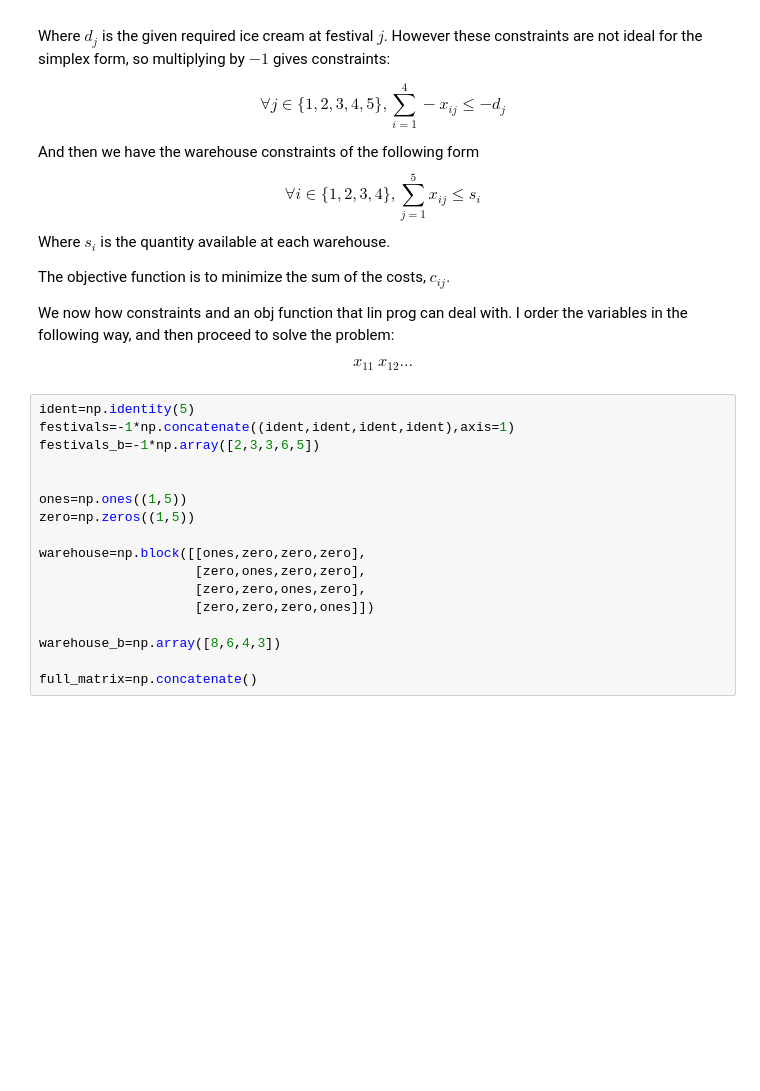
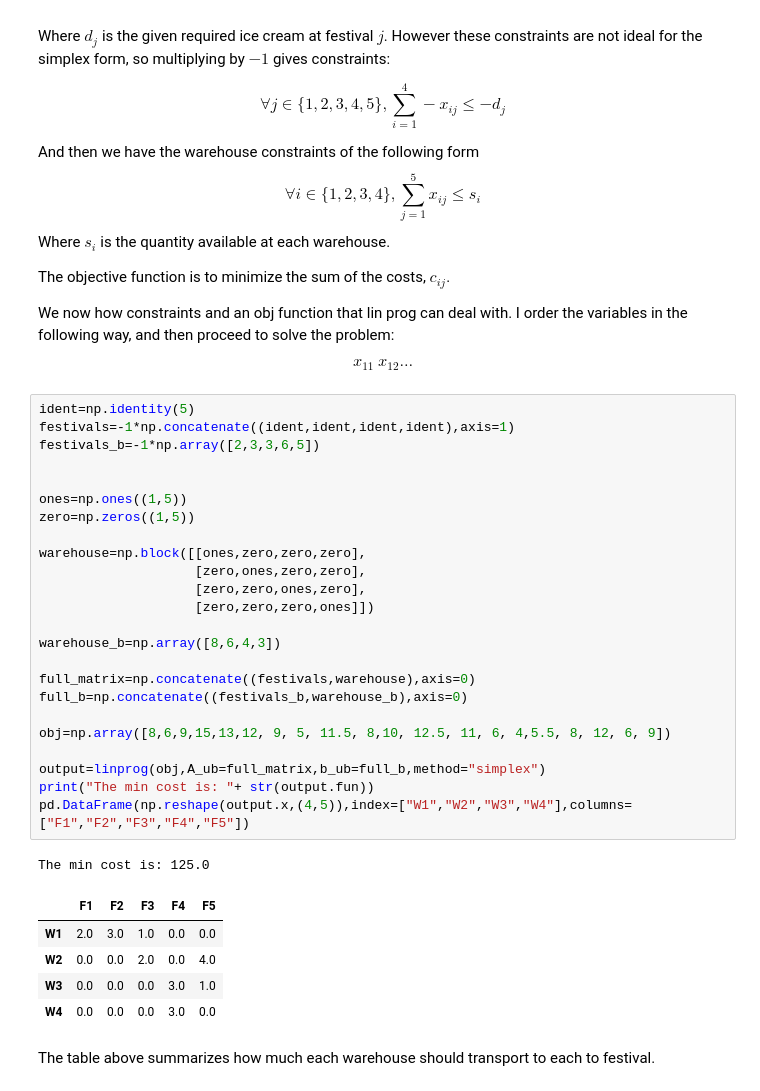
Before and after one commit to aarongraybill/Math210, a Jupyter notebook: ProblemSets/Midterm2/Midterm2.ipynb, the cells around one changed output. Cells and saved outputs as stored; diff of their text form; blank space fills up the shorter version.

```diff
--- a/ProblemSets/Midterm2/Midterm2.ipynb
+++ b/ProblemSets/Midterm2/Midterm2.ipynb
@@ -666,17 +666,33 @@ $$
 # %%
 ident=np.identity(5)
 festivals=-1*np.concatenate((ident,ident,ident,ident),axis=1)
 festivals_b=-1*np.array([2,3,3,6,5])
 
 
 ones=np.ones((1,5))
 zero=np.zeros((1,5))
 
 warehouse=np.block([[ones,zero,zero,zero],
                     [zero,ones,zero,zero],
                     [zero,zero,ones,zero],
                     [zero,zero,zero,ones]])
 
 warehouse_b=np.array([8,6,4,3])
 
-full_matrix=np.concatenate()
+full_matrix=np.concatenate((festivals,warehouse),axis=0)
+full_b=np.concatenate((festivals_b,warehouse_b),axis=0)
+
+obj=np.array([8,6,9,15,13,12, 9, 5, 11.5, 8,10, 12.5, 11, 6, 4,5.5, 8, 12, 6, 9])
+
+output=linprog(obj,A_ub=full_matrix,b_ub=full_b,method="simplex")
+print("The min cost is: "+ str(output.fun))
+pd.DataFrame(np.reshape(output.x,(4,5)),index=["W1","W2","W3","W4"],columns=["F1","F2","F3","F4","F5"])
+# %% [output]
+The min cost is: 125.0
+|  | F1 | F2 | F3 | F4 | F5 |
+| W1 | 2.0 | 3.0 | 1.0 | 0.0 | 0.0 |
+| W2 | 0.0 | 0.0 | 2.0 | 0.0 | 4.0 |
+| W3 | 0.0 | 0.0 | 0.0 | 3.0 | 1.0 |
+| W4 | 0.0 | 0.0 | 0.0 | 3.0 | 0.0 |
+# %% [markdown]
+The table above summarizes how much each warehouse should transport to each to festival.
```
Also changed, not shown: parts of 5 cells of this notebook.
